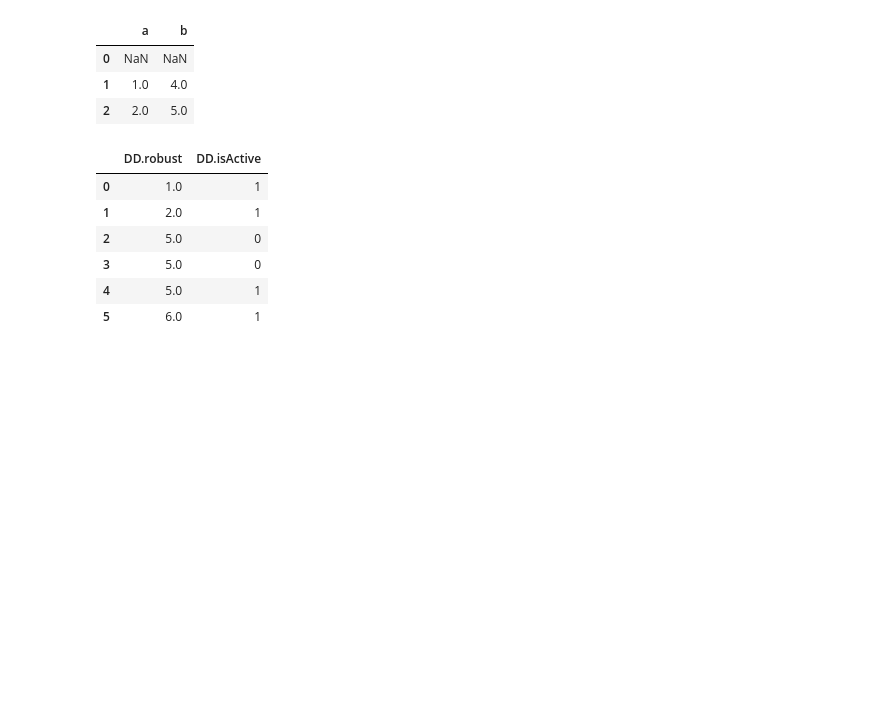
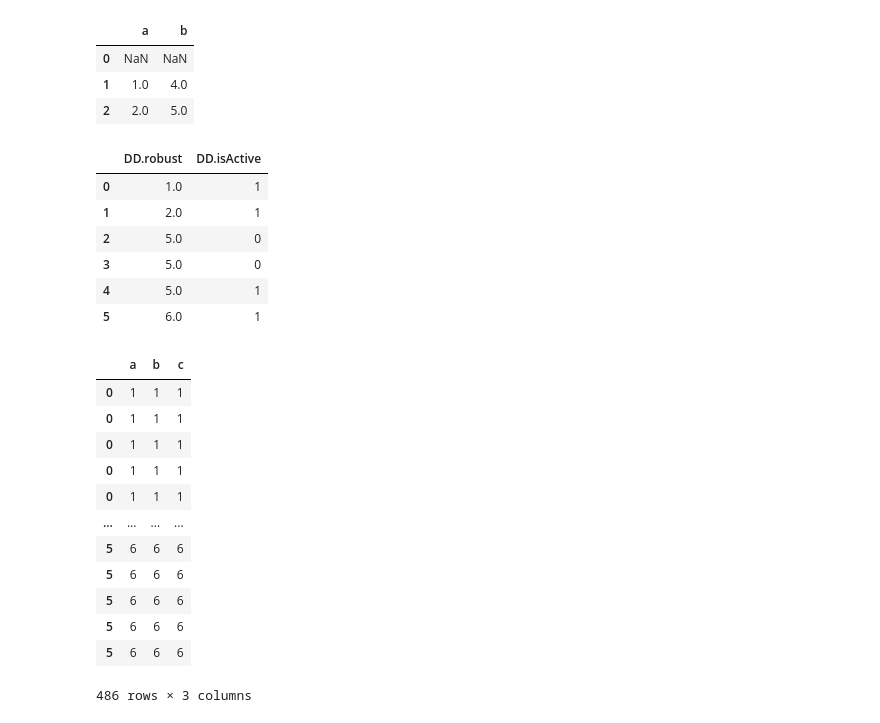
Before and after one commit to binweiyan/code, a Jupyter notebook: Untitled-1.ipynb, the cells around one changed output. Cells and saved outputs as stored; diff of their text form; code cells hidden in the pictures; blank space fills up the shorter version.

```diff
--- a/Untitled-1.ipynb
+++ b/Untitled-1.ipynb
@@ -336,0 +337,25 @@ with open('testing_days.pkl', 'rb') as f:
+# %%
+data = pd.DataFrame({'a': [1, 2, 3, 4, 5, 6], 'b': [1, 2, 3, 4, 5, 6], 'c': [1, 2, 3, 4, 5, 6]})
+
+#add 240 rows to the beginning of the data and 240 rows to the end of the data
+#the first 240 rows are the same as the first row
+#the last 240 rows are the same as the last row
+def add240(data):
+    data = data.copy()
+    data = data.iloc[[0] * 240].append(data).append(data.iloc[[-1] * 240])
+    return data
+add240(data)
+# %% [output]
+|  | a | b | c |
+| 0 | 1 | 1 | 1 |
+| 0 | 1 | 1 | 1 |
+| 0 | 1 | 1 | 1 |
+| 0 | 1 | 1 | 1 |
+| 0 | 1 | 1 | 1 |
+| ... | ... | ... | ... |
+| 5 | 6 | 6 | 6 |
+| 5 | 6 | 6 | 6 |
+| 5 | 6 | 6 | 6 |
+| 5 | 6 | 6 | 6 |
+| 5 | 6 | 6 | 6 |
+486 rows × 3 columns
```
Also changed, not shown: parts of 1 cell of this notebook.
